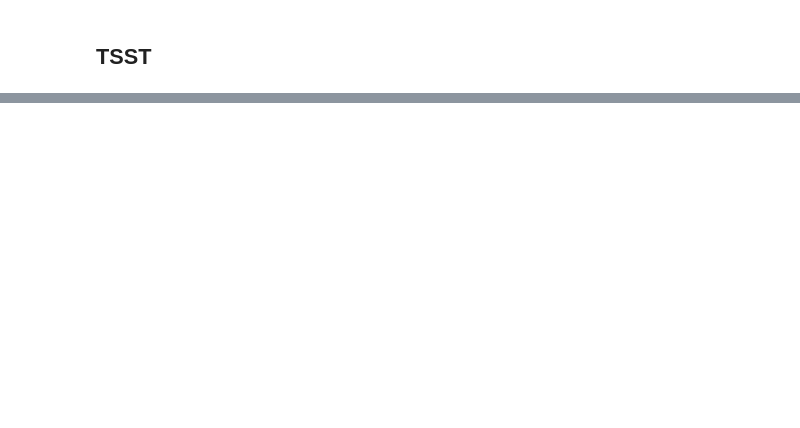
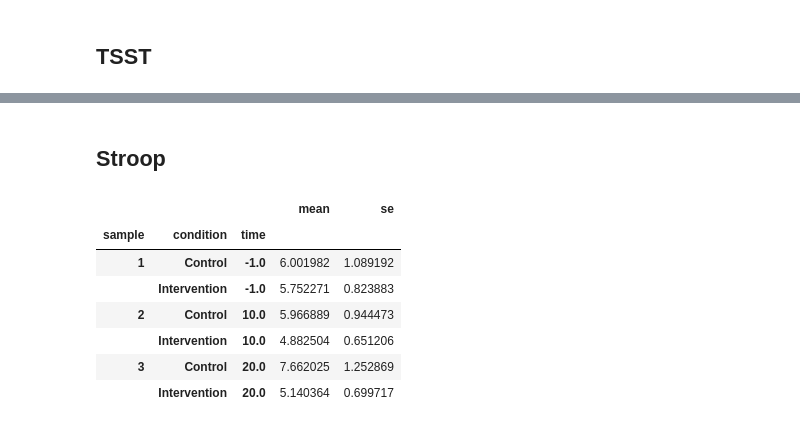
Before and after one commit to mad-lab-fau/BioPsyKit, a Jupyter notebook: examples/MIST_TSST_Plot_Example.ipynb, the cells around one changed output, grey strips where cells are left out. Saved outputs shown, nothing was run; the diff lists cells and outputs as text; code cells hidden in the pictures; blank space fills up the shorter version.

```diff
--- a/examples/MIST_TSST_Plot_Example.ipynb
+++ b/examples/MIST_TSST_Plot_Example.ipynb
@@ -50,0 +90,2 @@ fig.tight_layout()
+# %% [markdown]
+## Stroop
@@ -50,0 +96,12 @@ fig.tight_layout()
+# %%
+saliva_stroop_mean = saliva.saliva_mean_se(saliva_stroop, 'cortisol')
+saliva_stroop_mean
+# %% [output]
+|  |  |  | mean | se |
+| sample | condition | time |  |  |
+| 1 | Control | -1.0 | 6.001982 | 1.089192 |
+|  | Intervention | -1.0 | 5.752271 | 0.823883 |
+| 2 | Control | 10.0 | 5.966889 | 0.944473 |
+|  | Intervention | 10.0 | 4.882504 | 0.651206 |
+| 3 | Control | 20.0 | 7.662025 | 1.252869 |
+|  | Intervention | 20.0 | 5.140364 | 0.699717 |
```
Also changed, not shown: parts of 10 cells of this notebook, 12 other files.
